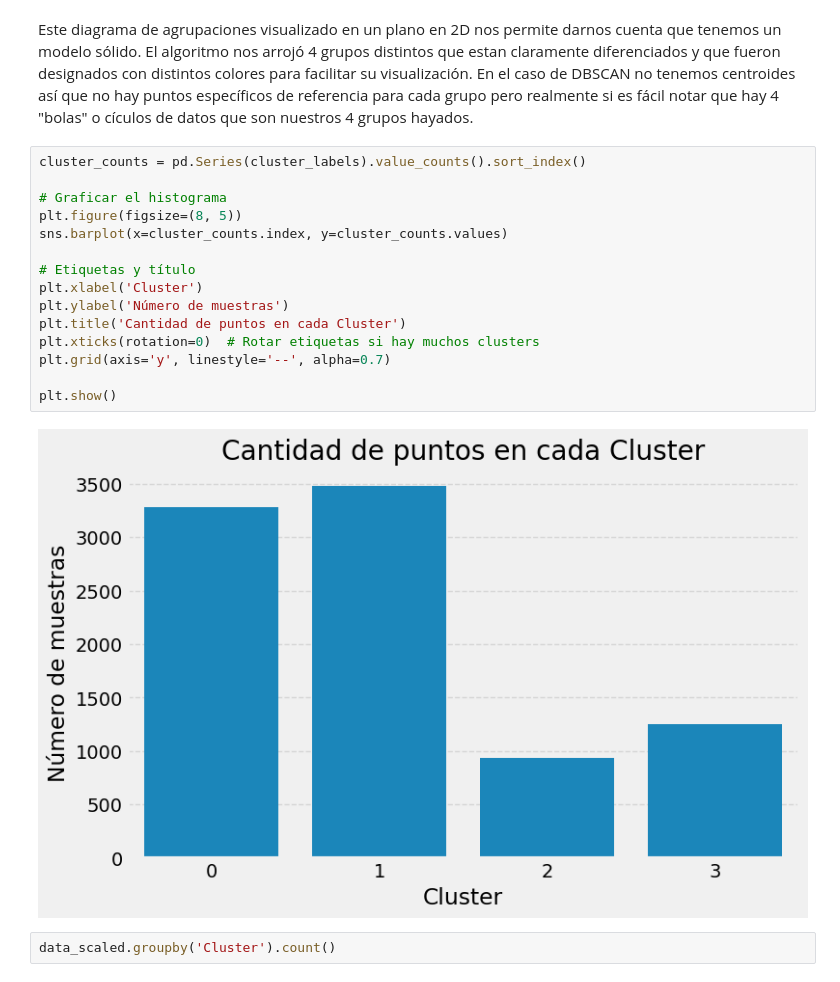
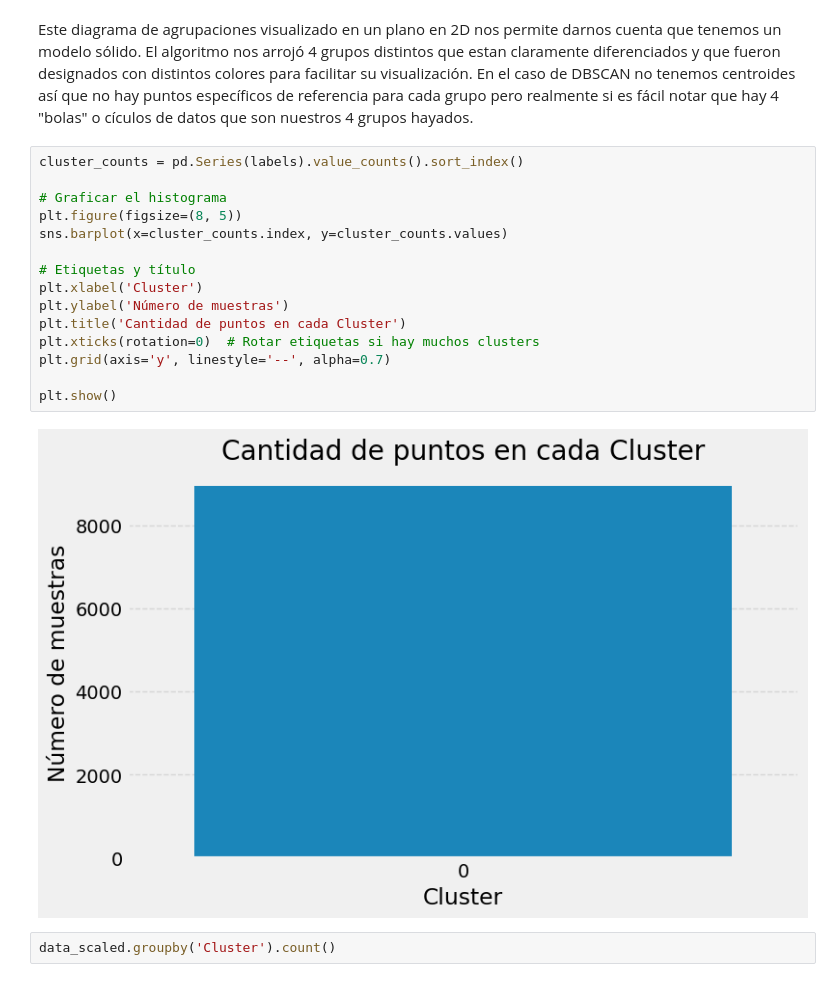
Before and after one commit to InteligenciaNegocios-G14/Laboratorio2, a Jupyter notebook: Laboratorio2.ipynb, the cells around one changed output. Cells and saved outputs as stored; diff of their text form.

```diff
--- a/Laboratorio2.ipynb
+++ b/Laboratorio2.ipynb
@@ -717,22 +722,22 @@ plt.show()
 # %% [markdown]
 Este diagrama de agrupaciones visualizado en un plano en 2D nos permite darnos cuenta que tenemos un modelo sólido. El algoritmo nos arrojó 4 grupos distintos que estan claramente diferenciados y que fueron designados con distintos colores para facilitar su visualización. En el caso de DBSCAN no tenemos centroides así que no hay puntos específicos de referencia para cada grupo pero realmente si es fácil notar que hay 4 "bolas" o cículos de datos que son nuestros 4 grupos hayados.
 # %%
-cluster_counts = pd.Series(cluster_labels).value_counts().sort_index()
+cluster_counts = pd.Series(labels).value_counts().sort_index()
 
 # Graficar el histograma
 plt.figure(figsize=(8, 5))
 sns.barplot(x=cluster_counts.index, y=cluster_counts.values)
 
 # Etiquetas y título
 plt.xlabel('Cluster')
 plt.ylabel('Número de muestras')
 plt.title('Cantidad de puntos en cada Cluster')
 plt.xticks(rotation=0)  # Rotar etiquetas si hay muchos clusters
 plt.grid(axis='y', linestyle='--', alpha=0.7)
 
 plt.show()
 # %% [output]
-[figure, old version]
+[figure, new version]
 # %%
 data_scaled.groupby('Cluster').count()
 # %% [output]
```
Also changed, not shown: parts of 25 cells of this notebook.
